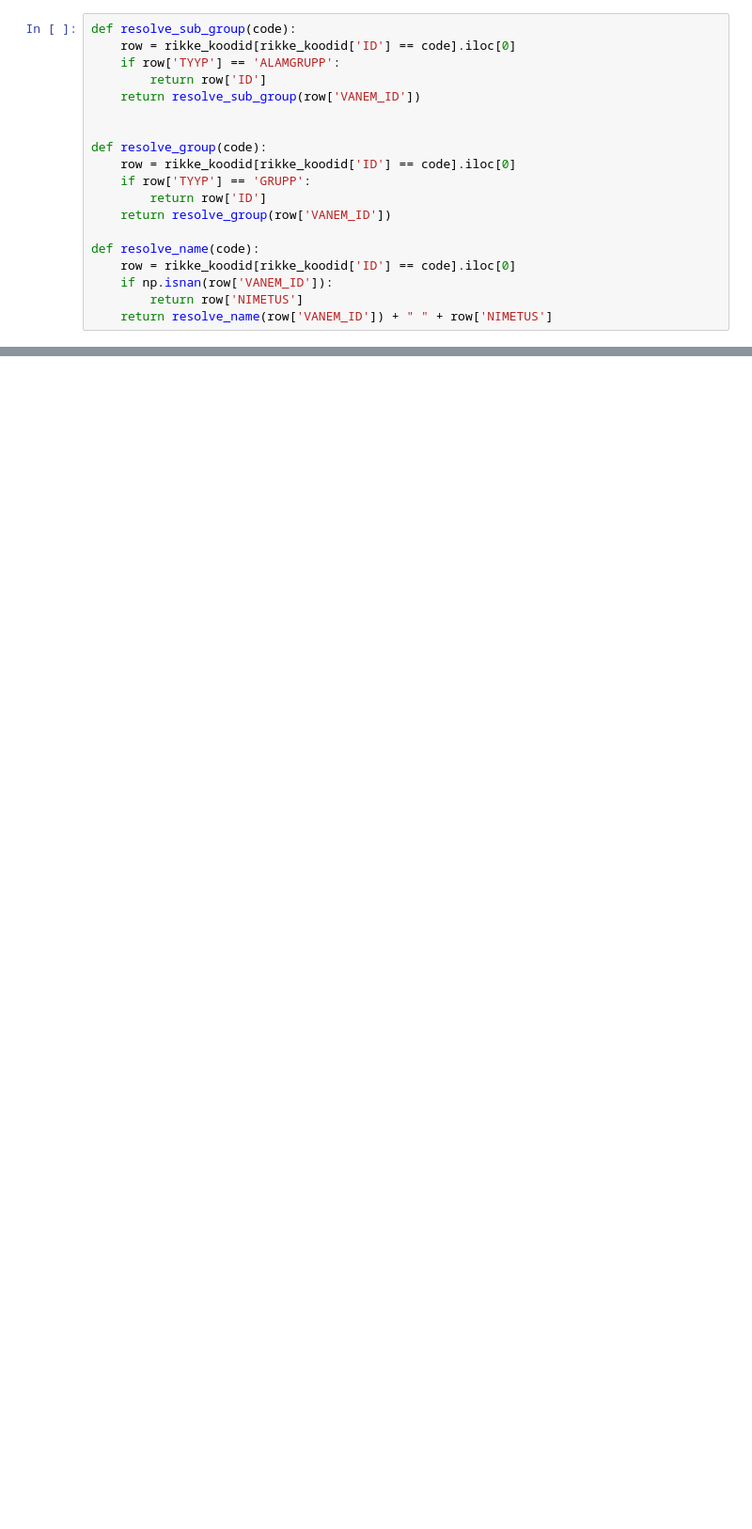
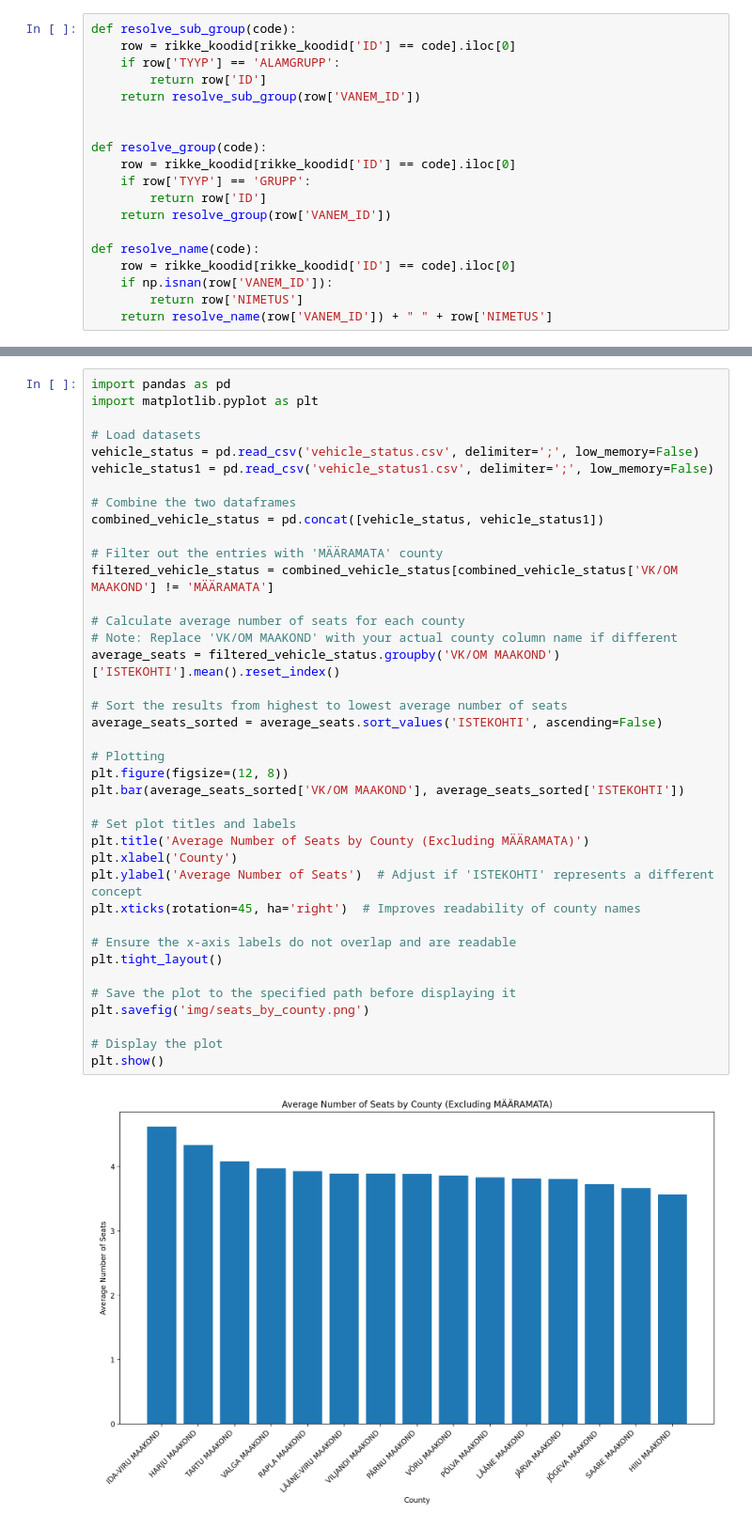
Before and after one commit to GregorSomething/IDS-Vehicle-Analysis, a Jupyter notebook: data_thing.ipynb, the cells around one changed output, grey strips where cells are left out. Shown at 94% size. Cells and saved outputs as stored; diff of their text form; blank space fills up the shorter version.

```diff
--- a/data_thing.ipynb
+++ b/data_thing.ipynb
@@ -358,0 +388,41 @@ fig.savefig('img/cars_roadworthiness_by_make.png', dpi=DPI)
+# %%
+import pandas as pd
+import matplotlib.pyplot as plt
+
+# Load datasets
+vehicle_status = pd.read_csv('vehicle_status.csv', delimiter=';', low_memory=False)
+vehicle_status1 = pd.read_csv('vehicle_status1.csv', delimiter=';', low_memory=False)
+
+# Combine the two dataframes
+combined_vehicle_status = pd.concat([vehicle_status, vehicle_status1])
+
+# Filter out the entries with 'MÄÄRAMATA' county
+filtered_vehicle_status = combined_vehicle_status[combined_vehicle_status['VK/OM MAAKOND'] != 'MÄÄRAMATA']
+
+# Calculate average number of seats for each county
+# Note: Replace 'VK/OM MAAKOND' with your actual county column name if different
+average_seats = filtered_vehicle_status.groupby('VK/OM MAAKOND')['ISTEKOHTI'].mean().reset_index()
+
+# Sort the results from highest to lowest average number of seats
+average_seats_sorted = average_seats.sort_values('ISTEKOHTI', ascending=False)
+
+# Plotting
+plt.figure(figsize=(12, 8))
+plt.bar(average_seats_sorted['VK/OM MAAKOND'], average_seats_sorted['ISTEKOHTI'])
+
+# Set plot titles and labels
+plt.title('Average Number of Seats by County (Excluding MÄÄRAMATA)')
+plt.xlabel('County')
+plt.ylabel('Average Number of Seats')  # Adjust if 'ISTEKOHTI' represents a different concept
+plt.xticks(rotation=45, ha='right')  # Improves readability of county names
+
+# Ensure the x-axis labels do not overlap and are readable
+plt.tight_layout()
+
+# Save the plot to the specified path before displaying it
+plt.savefig('img/seats_by_county.png')
+
+# Display the plot
+plt.show()
+# %% [output]
+[figure, added]
```
Also changed, not shown: parts of 11 cells of this notebook, 8 other files.
